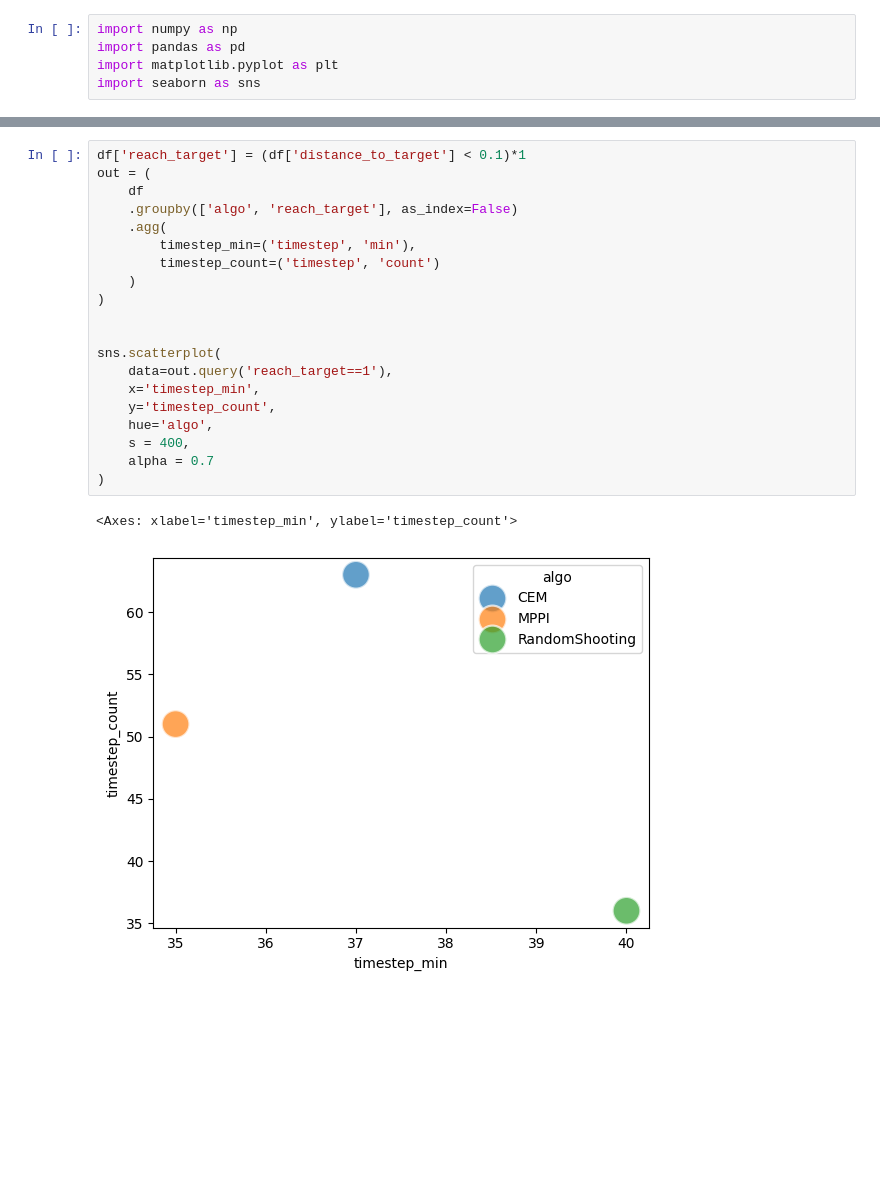
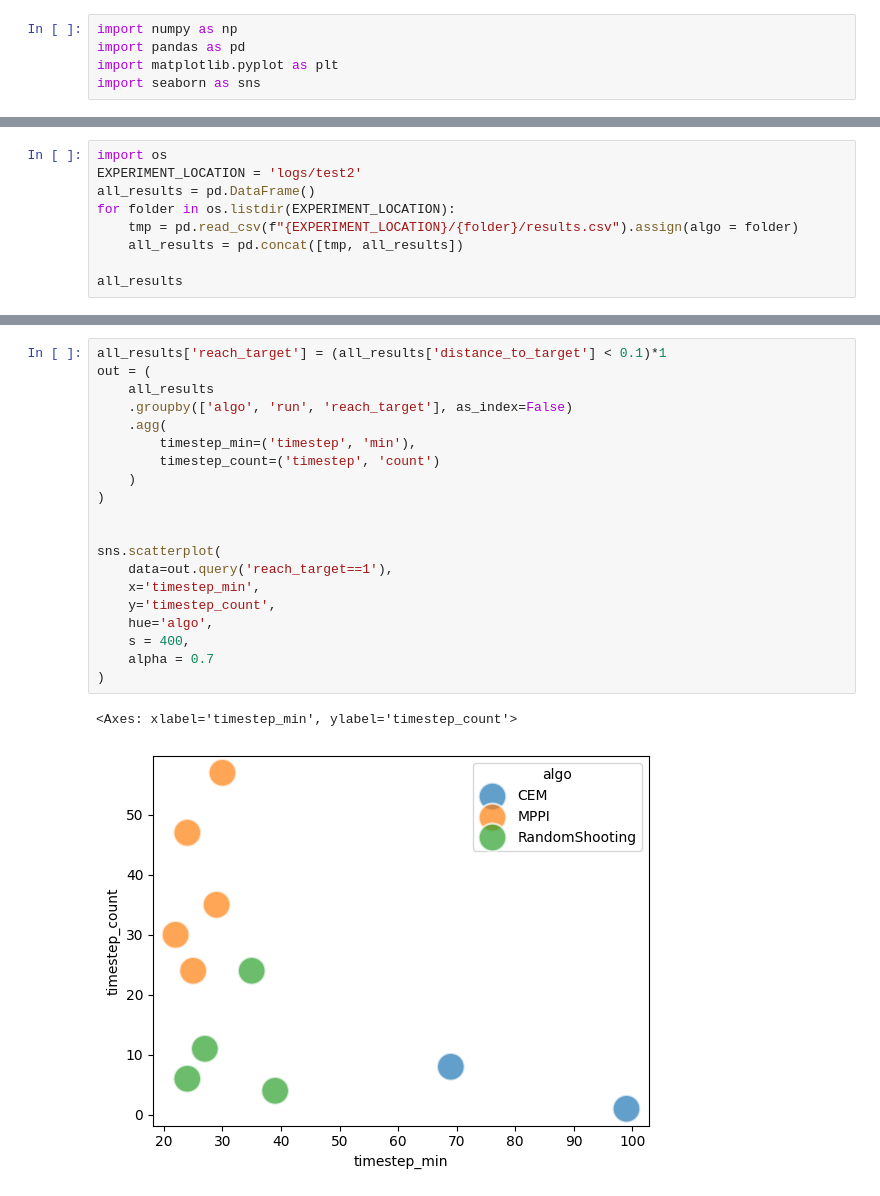
Before and after one commit to gdubbs100/mpc_experiment, a Jupyter notebook: src/analysis.ipynb, the cells around one changed output, grey strips where cells are left out. Saved outputs shown, nothing was run; the diff lists cells and outputs as text; blank space fills up the shorter version.

```diff
--- a/src/analysis.ipynb
+++ b/src/analysis.ipynb
@@ -38,0 +6,9 @@ df
+# %%
+import os
+EXPERIMENT_LOCATION = 'logs/test2'
+all_results = pd.DataFrame()
+for folder in os.listdir(EXPERIMENT_LOCATION):
+    tmp = pd.read_csv(f"{EXPERIMENT_LOCATION}/{folder}/results.csv").assign(algo = folder)
+    all_results = pd.concat([tmp, all_results])
+
+all_results
@@ -66,23 +73,23 @@ aggregate_results['distance_to_target'].plot(kind='bar')
 # %%
-df['reach_target'] = (df['distance_to_target'] < 0.1)*1
+all_results['reach_target'] = (all_results['distance_to_target'] < 0.1)*1
 out = (
-    df
-    .groupby(['algo', 'reach_target'], as_index=False)
+    all_results
+    .groupby(['algo', 'run', 'reach_target'], as_index=False)
     .agg(
         timestep_min=('timestep', 'min'),
         timestep_count=('timestep', 'count')
     )
 )
 
 
 sns.scatterplot(
     data=out.query('reach_target==1'),
     x='timestep_min',
     y='timestep_count',
     hue='algo',
     s = 400,
     alpha = 0.7
 )
 # %% [output]
 <Axes: xlabel='timestep_min', ylabel='timestep_count'>
-[figure, old version]
+[figure, new version]
```
Also changed, not shown: parts of 7 cells of this notebook, 3 other files.
